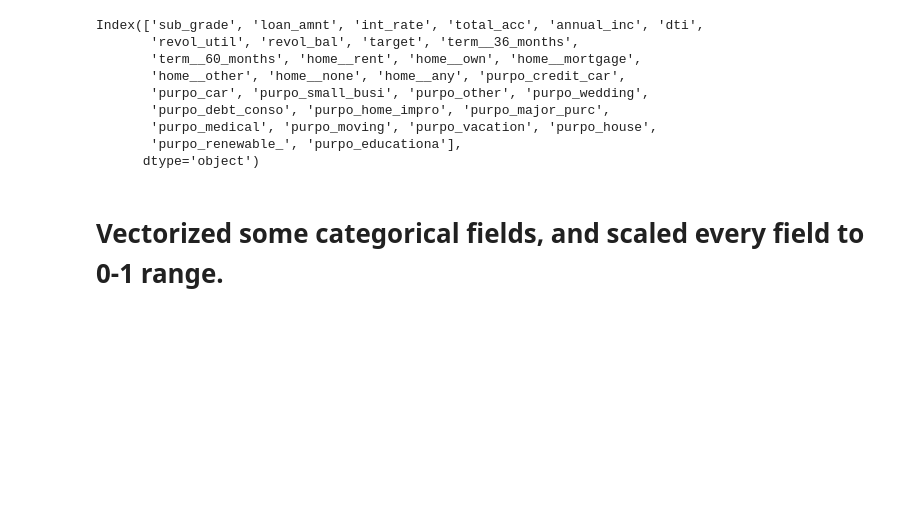
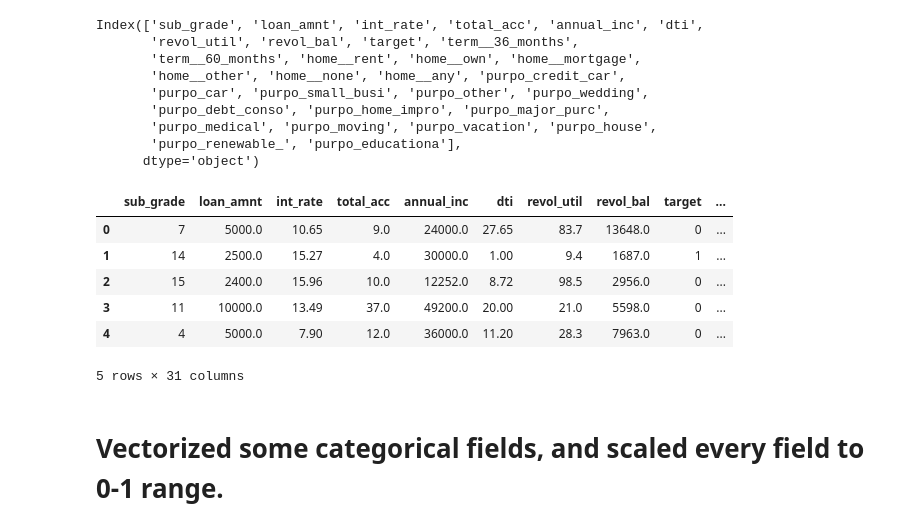
Before and after one commit to RenNY123/Loan, a Jupyter notebook: Loan.ipynb, the cells around one changed output. Saved outputs shown, nothing was run; the diff lists cells and outputs as text; code cells hidden in the pictures; blank space fills up the shorter version.

```diff
--- a/Loan.ipynb
+++ b/Loan.ipynb
@@ -406,5 +405,15 @@ Index(['sub_grade', 'loan_amnt', 'int_rate', 'total_acc', 'annual_inc', 'dti',
        'purpo_medical', 'purpo_moving', 'purpo_vacation', 'purpo_house',
        'purpo_renewable_', 'purpo_educationa'],
       dtype='object')
+# %%
+df.head(5)
+# %% [output]
+|  | sub_grade | loan_amnt | int_rate | total_acc | annual_inc | dti | revol_util | revol_bal | target | ... |
+| 0 | 7 | 5000.0 | 10.65 | 9.0 | 24000.0 | 27.65 | 83.7 | 13648.0 | 0 | ... |
+| 1 | 14 | 2500.0 | 15.27 | 4.0 | 30000.0 | 1.00 | 9.4 | 1687.0 | 1 | ... |
+| 2 | 15 | 2400.0 | 15.96 | 10.0 | 12252.0 | 8.72 | 98.5 | 2956.0 | 0 | ... |
+| 3 | 11 | 10000.0 | 13.49 | 37.0 | 49200.0 | 20.00 | 21.0 | 5598.0 | 0 | ... |
+| 4 | 4 | 5000.0 | 7.90 | 12.0 | 36000.0 | 11.20 | 28.3 | 7963.0 | 0 | ... |
+5 rows × 31 columns
 # %%
 rt=df.drop(['target'],axis=1)
```
Also changed, not shown: parts of 40 cells of this notebook.
